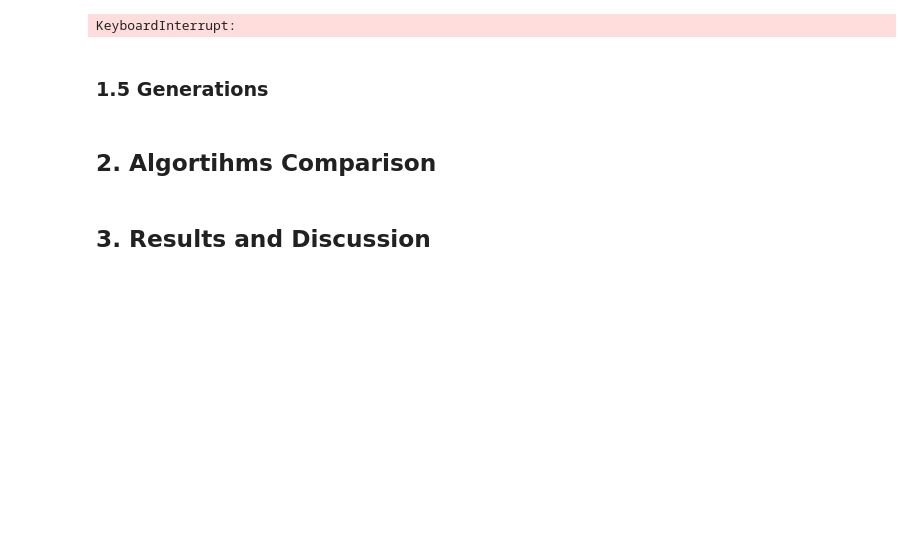
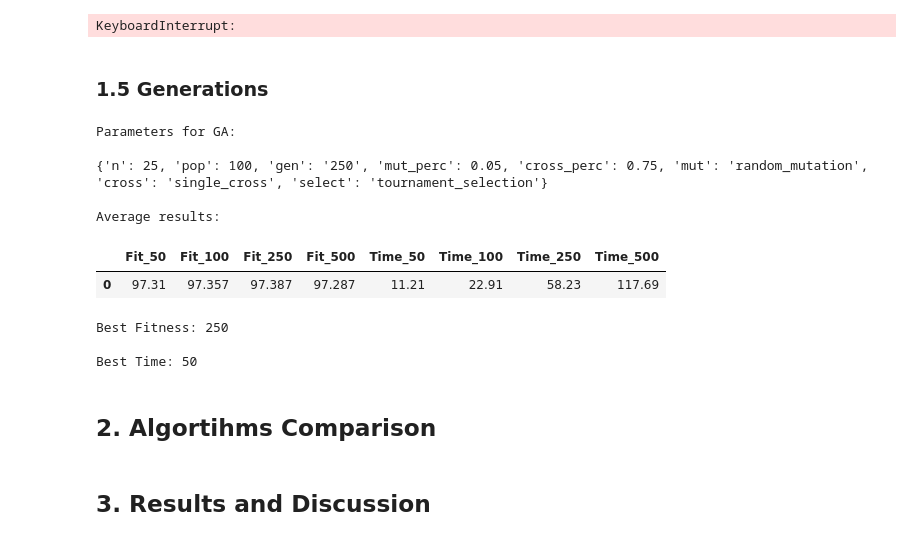
Before and after one commit to NassarX/nqueens-optimization, a Jupyter notebook: app/test.ipynb, the cells around one changed output. Saved outputs shown, nothing was run; the diff lists cells and outputs as text; code cells hidden in the pictures; blank space fills up the shorter version.

```diff
--- a/app/test.ipynb
+++ b/app/test.ipynb
@@ -423,32 +417,43 @@ KeyboardInterrupt:
 # %%
 # seed for reproducibility
 np.random.seed(0)
 
-generations = [100, 250, 500]
+generations = [50, 100, 250, 500]
 
 # Setting previous best parameter as new default value
 params.update(replace_param)
 
 # Print current parameters to use in best_operators_search
 print('\033[1mParameters for GA:\033[0m', end='\n\n')
 print(params, end='\n\n')
 
 param_list, df = best_operators_search('gen', generations, params)
 
 # Displaying average results of the 100 iterations
 print('\033[1mAverage results:', end='\n')
 df['const'] = 'const'
 df_avg = df.groupby('const').mean().reset_index(drop=True).round(3)
 display(df_avg)
 
 # Getting best parameter by fitness & time
 best_param_fit = df_avg[[col for col in df_avg.columns if col.startswith('Fit_')]].idxmax(axis=1)[0].replace('Fit_', '')
 best_param_time = df_avg[[col for col in df_avg.columns if col.startswith('Time_')]].idxmin(axis=1)[0].replace('Time_', '')
 replace_param = {'gen': best_param_fit}
 print(f'\nBest Fitness: \033[1m{best_param_fit}\033[0m\n\nBest Time: \033[1m{best_param_time}\033[0m', end='\n\n')
 
 # Plotting results
 plot_values(data = df, colors = color_palette[:len(generations)], layout=2, template='white', grid=True)
+# %% [output]
+Parameters for GA:
+
+{'n': 25, 'pop': 100, 'gen': '250', 'mut_perc': 0.05, 'cross_perc': 0.75, 'mut': 'random_mutation', 'cross': 'single_cross', 'select': 'tournament_selection'}
+
+Average results:
+|  | Fit_50 | Fit_100 | Fit_250 | Fit_500 | Time_50 | Time_100 | Time_250 | Time_500 |
+| 0 | 97.31 | 97.357 | 97.387 | 97.287 | 11.21 | 22.91 | 58.23 | 117.69 |
+Best Fitness: 250
+
+Best Time: 50
 # %% [markdown]
 ## __2. Algortihms Comparison__
 # %% [markdown]
```
Also changed, not shown: parts of 5 cells of this notebook.
